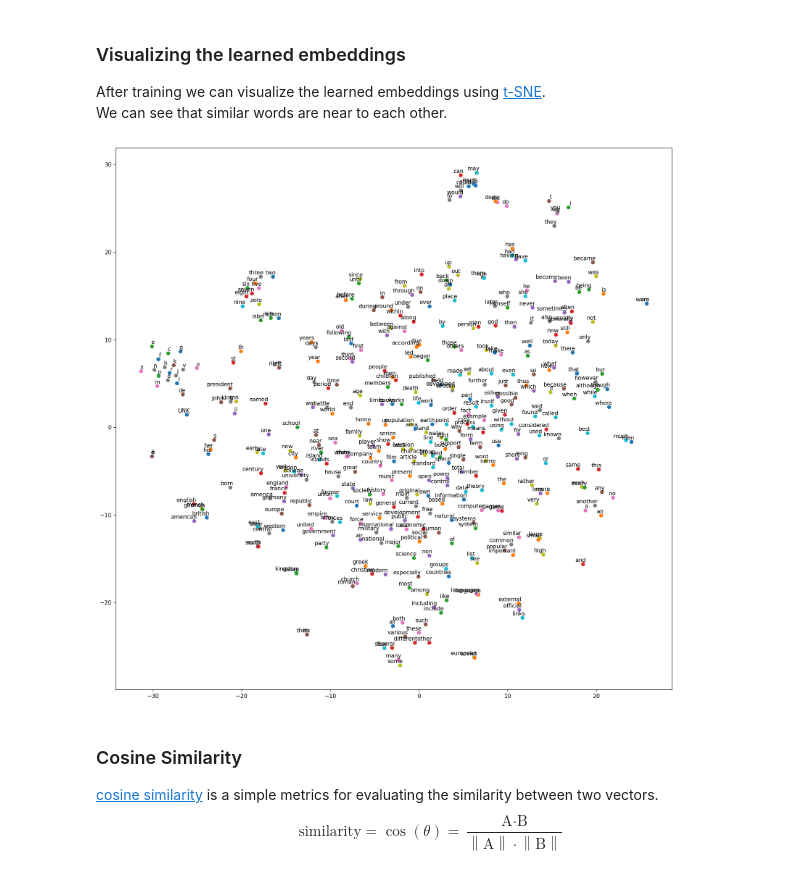
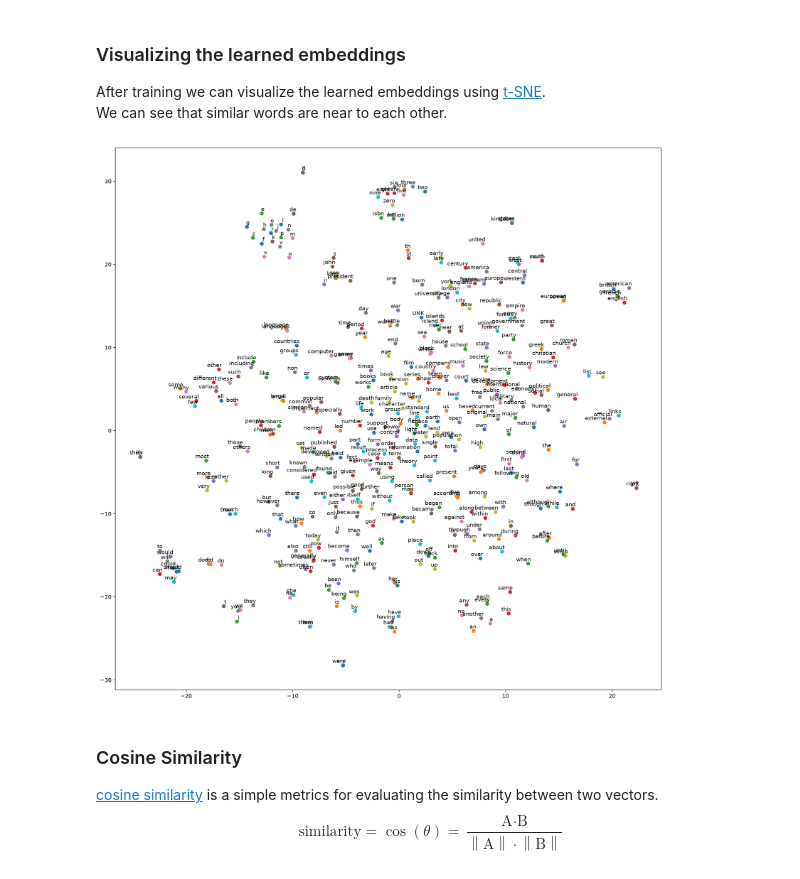
Before and after one commit to nthu-datalab/ml, a Jupyter notebook: labs/10_Word2Vec/10_Word2Vec.ipynb, the cells around one changed output. Saved outputs shown, nothing was run; the diff lists cells and outputs as text; code cells hidden in the pictures.

```diff
--- a/labs/10_Word2Vec/10_Word2Vec.ipynb
+++ b/labs/10_Word2Vec/10_Word2Vec.ipynb
@@ -367,27 +341,28 @@ dataset = tf.data.Dataset.from_generator(gen,
 # %%
-train_loss = tf.keras.metrics.Mean(name='train_loss')
-optimizer = tf.keras.optimizers.SGD(learning_rate=learning_rate, momentum=0.1,nesterov=True)
+train_loss = []
+optimizer = torch.optim.SGD(word2vec_parameters, lr=learning_rate, momentum=0.1, nesterov=True)
 # %%
-@tf.function
 def train_step(center_words, target_words):
-    with tf.GradientTape() as tape:
-        loss = word2vec([center_words, target_words])
-    gradients = tape.gradient(loss, word2vec.trainable_variables)
-    optimizer.apply_gradients(zip(gradients, word2vec.trainable_variables))
+    loss = word2vec(center_words, target_words)
+    optimizer.zero_grad()
+    loss.backward()
+    optimizer.step()
 
-    train_loss(loss)
+    train_loss.append(loss.item())
 # %%
 x = []
 y = []
-for step, (center_words, target_words) in enumerate(dataset):
+for step, (center_words, target_words) in enumerate(batch_gen):
     if step == training_steps:
         break
+    center_words = torch.from_numpy(center_words).long().to(device)
+    target_words = torch.from_numpy(target_words).long().squeeze(1).to(device)
     train_step(center_words, target_words)
 
     if ((step+1) % skip_step) == 0:
         template = 'Step {:0}, Loss: {:.2f}'
         x.append(step+1)
-        y.append(train_loss.result())
-        print(template.format(step+1, train_loss.result()))
-        train_loss.reset_states()
+        y.append(np.mean(train_loss))
+        print(template.format(step+1, y[-1]))
+        train_loss = []
 # %% [output]
@@ -424,8 +399,8 @@ plt.show()
 After training we can visualize the learned embeddings using [t-SNE](https://en.wikipedia.org/wiki/T-distributed_stochastic_neighbor_embedding).
 We can see that similar words are near to each other.
 # %%
-# get embedding matrix from model weights. > word2vec.weights[0]
-embedding_matrix = word2vec.weights[0]
+# get embedding matrix from model weights. > embedding_layer.embedding_matrix
+embedding_matrix = embedding_layer.embedding_matrix.detach().cpu()
 # %%
 def plot_with_labels(low_dim_embs, labels):
     assert low_dim_embs.shape[0] >= len(labels), 'More labels than embeddings'
@@ -443,14 +418,14 @@ def plot_with_labels(low_dim_embs, labels):
 # %%
 from sklearn.manifold import TSNE
 
-tsne = TSNE(perplexity=30, n_components=2, init='pca', n_iter=5000, method='exact', learning_rate='auto')
+tsne = TSNE(perplexity=30, n_components=2, init='pca', max_iter=5000, method='exact', learning_rate='auto')
 plot_only = 400
 final_embeddings = embedding_matrix
 low_dim_embs = tsne.fit_transform(final_embeddings[:plot_only, :])
 labels = [id_to_word[i] for i in range(plot_only)]
 plot_with_labels(low_dim_embs, labels)
 # %% [output]
-[figure, old version]
+[figure, new version]
 # %% [markdown]
 ### Cosine Similarity
 [cosine similarity](https://en.wikipedia.org/wiki/Cosine_similarity) is a simple metrics for evaluating the similarity between two vectors.
```
Also changed, not shown: parts of 31 cells of this notebook, 3 other files.
